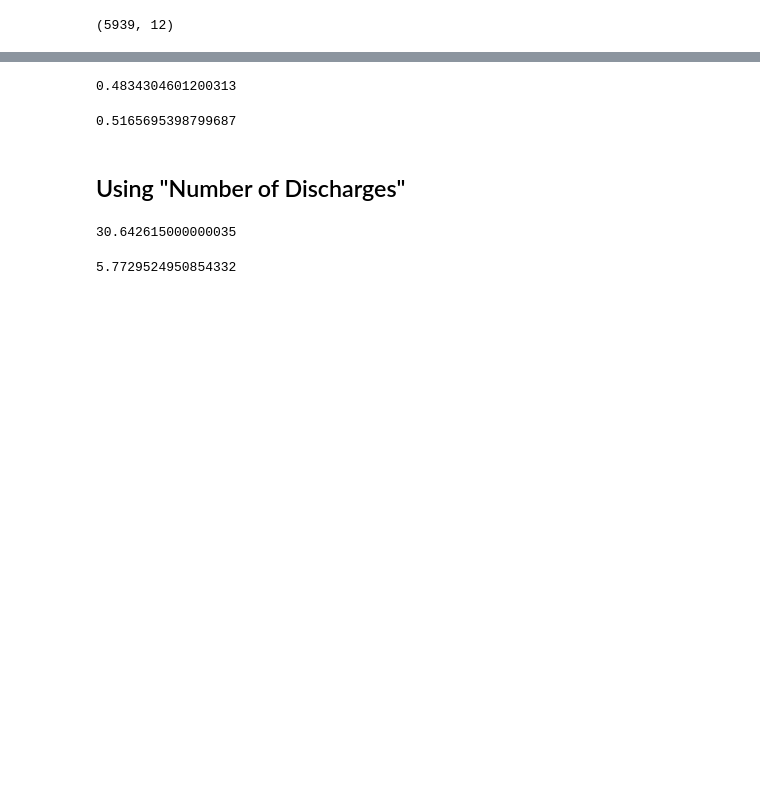
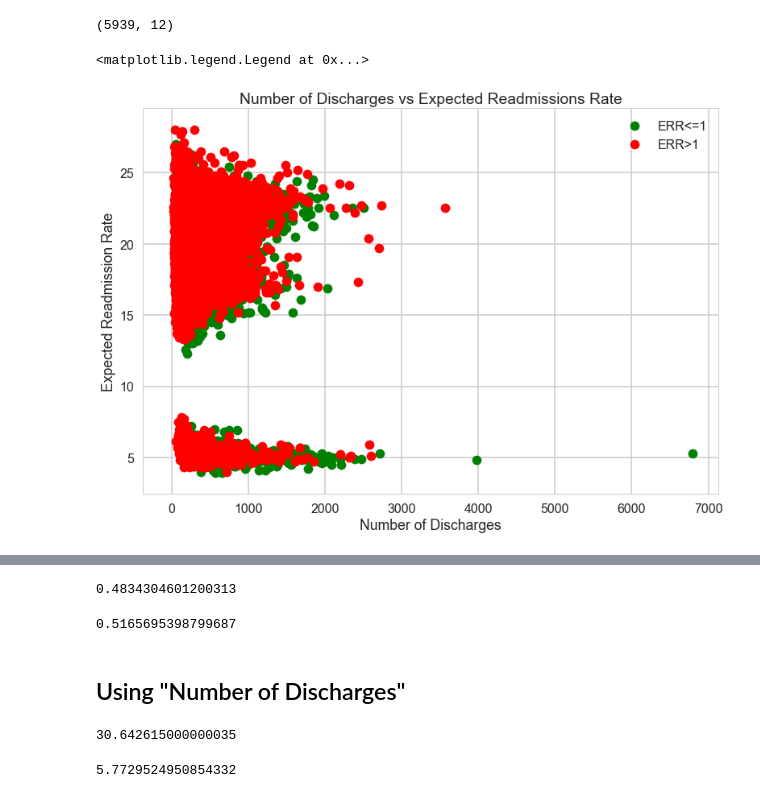
Before and after one commit to DrAugustine1981/Springboard, a Jupyter notebook: hospital_readmission_EDA.ipynb, the cells around one changed output, grey strips where cells are left out. Drawn from its saved outputs; the diff is of its cells as text; code cells hidden in the pictures; blank space fills up the shorter version.

```diff
--- a/hospital_readmission_EDA.ipynb
+++ b/hospital_readmission_EDA.ipynb
@@ -252,3 +265,13 @@ hosp2=new[new['Excess Readmission Ratio']>1]
 hosp2.shape
 # %% [output]
 (5939, 12)
+# %%
+plt.scatter(hosp1['Number of Discharges'], hosp1['Expected Readmission Rate'], c='g', label="ERR<=1")
+plt.scatter(hosp2['Number of Discharges'], hosp2['Expected Readmission Rate'], c='r', label='ERR>1')
+plt.xlabel('Number of Discharges')
+plt.ylabel('Expected Readmission Rate')
+plt.title('Number of Discharges vs Expected Readmissions Rate')
+plt.legend()
+# %% [output]
+<matplotlib.legend.Legend at 0x...>
+[figure, added]
```
Also changed, not shown: parts of 10 cells of this notebook.
